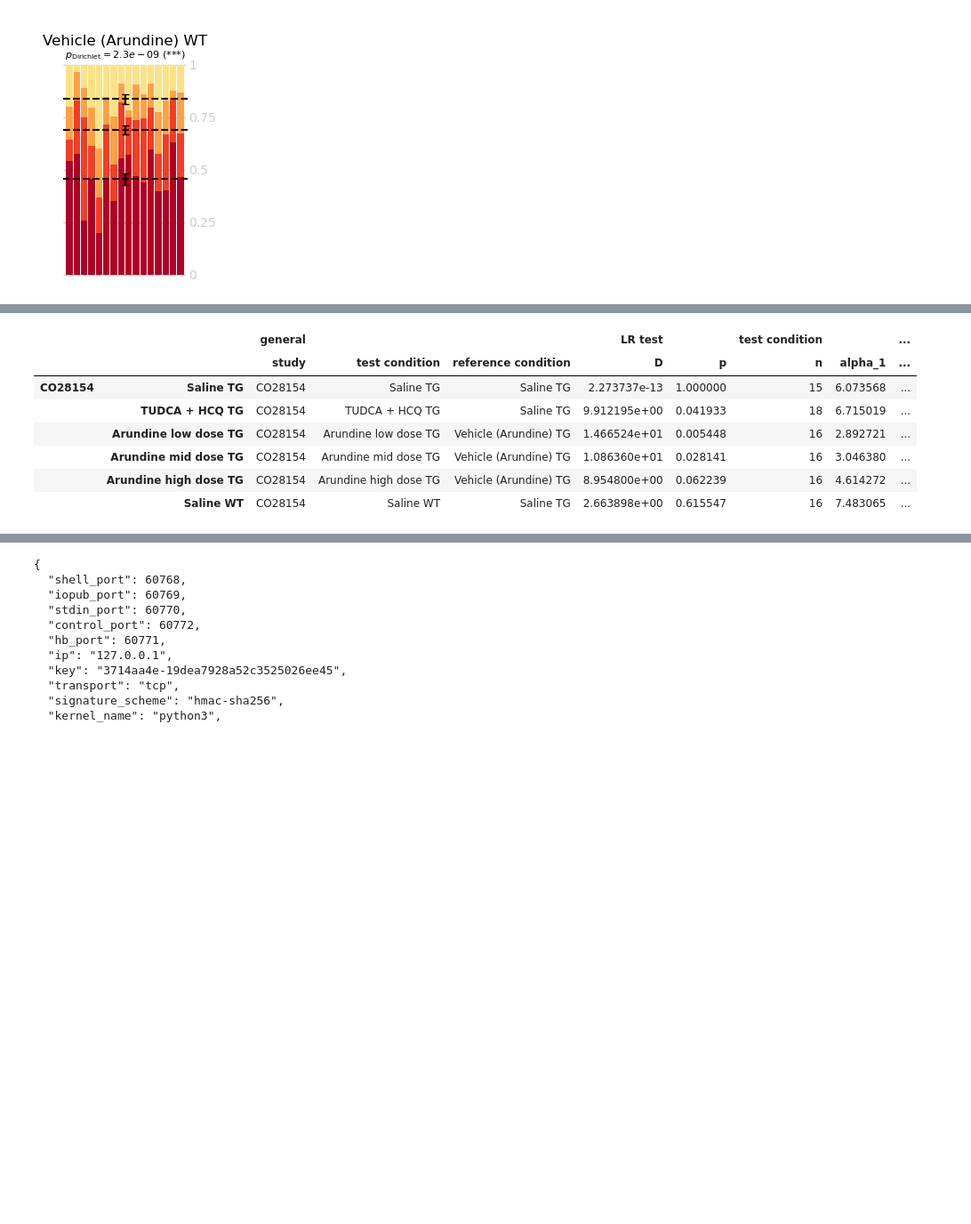
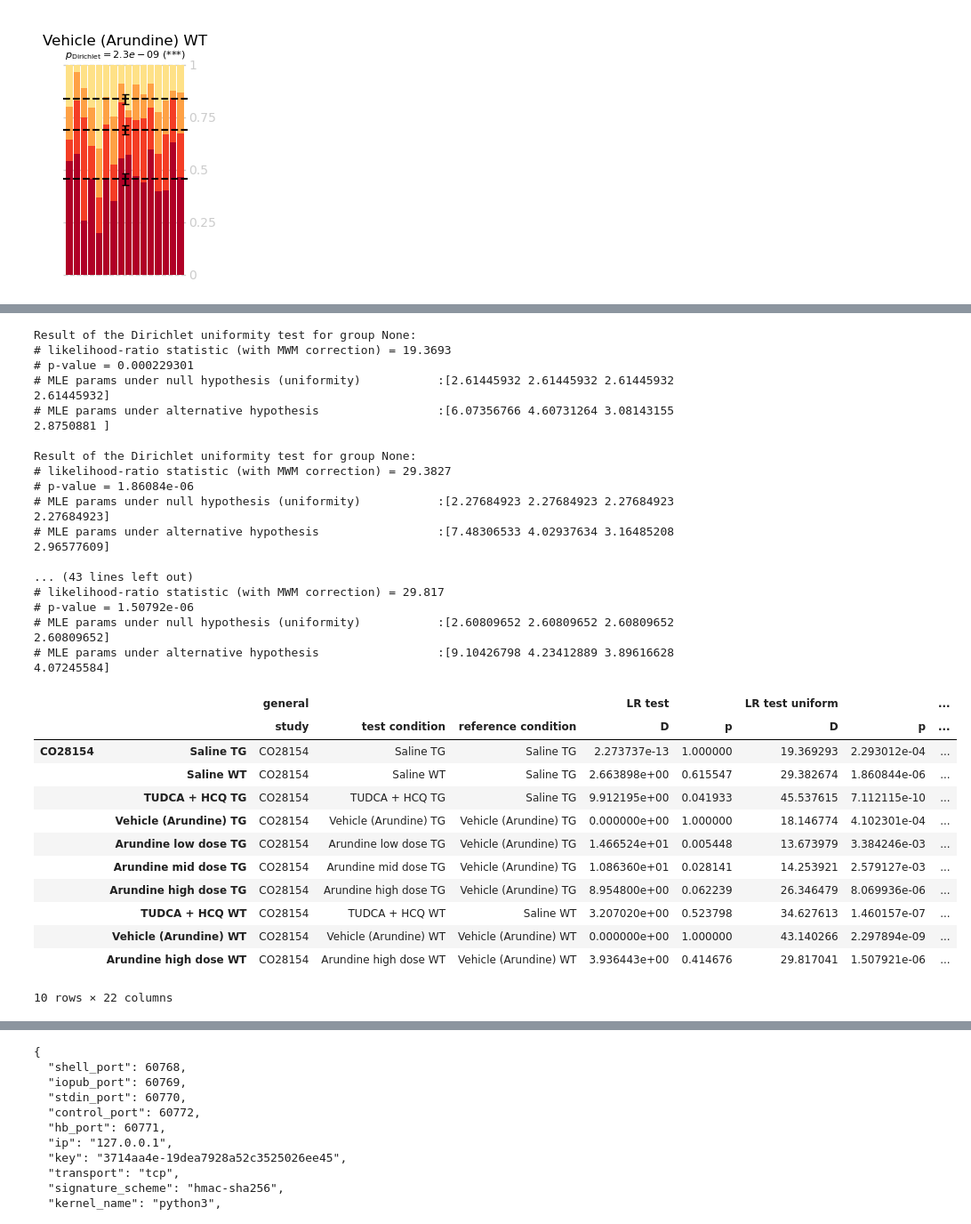
Before and after one commit to attilagk/CTNS-notebook, a Jupyter notebook: 2024-06-26-mwm-test-probe-CO28154/2024-06-26-mwm-test-probe-CO28154.ipynb, the cells around one changed output, grey strips where cells are left out. Shown: that part at 89% size. Cells and saved outputs as stored; diff of their text form; code cells hidden in the pictures; blank space fills up the shorter version.

```diff
--- a/2024-06-26-mwm-test-probe-CO28154/2024-06-26-mwm-test-probe-CO28154.ipynb
+++ b/2024-06-26-mwm-test-probe-CO28154/2024-06-26-mwm-test-probe-CO28154.ipynb
@@ -218,9 +220,11 @@ def test_same_distro_one(test_cond, ref_cond='Saline TG', data=data_CO26990, stu
     data_list = [test_data, ref_data, np.concatenate([test_data, ref_data], axis=0)]
     n_list = [d.shape[0] for d in data_list]
     res = dirichlet.test_same_distribution(test_data, ref_data)
+    res_unif = dirichlet.test_uniform(test_data)
     #D, p, a_mixed, a_test, a_ref = res
     columns = pd.MultiIndex.from_product([[study], [test_cond]])
-    df_general = pd.DataFrame(np.array(res[:2]), index=pd.MultiIndex.from_product([['LR test'], ['D', 'p']]), columns=columns).transpose()
+    df_LR = pd.DataFrame(np.array(res[:2]), index=pd.MultiIndex.from_product([['LR test'], ['D', 'p']]), columns=columns).transpose()
+    df_LR_unif = pd.DataFrame(np.array(res_unif[:2]), index=pd.MultiIndex.from_product([['LR test uniform'], ['D', 'p']]), columns=columns).transpose()
     Z = zip([res[3], res[4], res[2]], [c + ' condition' for c in ['test', 'reference', 'mixed']], n_list)
     def helper(a, c, n):
         ix = pd.MultiIndex.from_product([[c], ['n', 'alpha_1', 'alpha_2', 'alpha_3', 'alpha_4']])
@@ -229,7 +233,7 @@ def test_same_distro_one(test_cond, ref_cond='Saline TG', data=data_CO26990, stu
         val = pd.DataFrame(a, index=ix, columns=columns).transpose().astype({(c, 'n'): 'int64'})
         return(val)
     l = [helper(a, c, n) for a, c, n in Z]
-    l = [df_general] + l
+    l = [df_LR] + [df_LR_unif] + l
     df = pd.concat(l, axis=1)
     return(df)
 
@@ -248,8 +252,8 @@ def test_same_distro(comparisons, data=data_CO26990, study='CO26990'):
 
 comparisons_CO26990 = np.array([
     ['Saline TG', 'Saline TG'],
+    ['Saline WT', 'Saline TG'],
     ['Amiloride TG', 'Saline TG'],
-    ['Saline WT', 'Saline TG'],
 ])
 
 results_CO26990 = test_same_distro(comparisons_CO26990, data=data_CO26990, study='CO26990')
@@ -288,24 +333,51 @@ results_CO28152
 # %%
 comparisons_CO28154 = np.array([
     ['Saline TG', 'Saline TG'],
+    ['Saline WT', 'Saline TG'],
     ['TUDCA + HCQ TG', 'Saline TG'],
+    ['Vehicle (Arundine) TG', 'Vehicle (Arundine) TG'],
     ['Arundine low dose TG', 'Vehicle (Arundine) TG'],
     ['Arundine mid dose TG', 'Vehicle (Arundine) TG'],
     ['Arundine high dose TG', 'Vehicle (Arundine) TG'],
-    ['Saline WT', 'Saline TG'],
+    #['Saline WT', 'Saline WT'],
+    ['TUDCA + HCQ WT', 'Saline WT'],
+    ['Vehicle (Arundine) WT', 'Vehicle (Arundine) WT'],
+    ['Arundine high dose WT', 'Vehicle (Arundine) WT'],
 ])
 
 results_CO28154 = test_same_distro(comparisons_CO28154, data=data_CO28154, study='CO28154')
 results_CO28154
 # %% [output]
+Result of the Dirichlet uniformity test for group None:
+# likelihood-ratio statistic (with MWM correction) = 19.3693
+# p-value = 0.000229301
+# MLE params under null hypothesis (uniformity)           :[2.61445932 2.61445932 2.61445932 2.61445932]
+# MLE params under alternative hypothesis                 :[6.07356766 4.60731264 3.08143155 2.8750881 ]
+
+Result of the Dirichlet uniformity test for group None:
+# likelihood-ratio statistic (with MWM correction) = 29.3827
+# p-value = 1.86084e-06
+# MLE params under null hypothesis (uniformity)           :[2.27684923 2.27684923 2.27684923 2.27684923]
+# MLE params under alternative hypothesis                 :[7.48306533 4.02937634 3.16485208 2.96577609]
+
+... (43 lines left out)
+# likelihood-ratio statistic (with MWM correction) = 29.817
+# p-value = 1.50792e-06
+# MLE params under null hypothesis (uniformity)           :[2.60809652 2.60809652 2.60809652 2.60809652]
+# MLE params under alternative hypothesis                 :[9.10426798 4.23412889 3.89616628 4.07245584]
-|  |  | general |  |  | LR test |  | test condition |  | ... |
-|  |  | study | test condition | reference condition | D | p | n | alpha_1 | ... |
-| CO28154 | Saline TG | CO28154 | Saline TG | Saline TG | 2.273737e-13 | 1.000000 | 15 | 6.073568 | ... |
-|  | TUDCA + HCQ TG | CO28154 | TUDCA + HCQ TG | Saline TG | 9.912195e+00 | 0.041933 | 18 | 6.715019 | ... |
-|  | Arundine low dose TG | CO28154 | Arundine low dose TG | Vehicle (Arundine) TG | 1.466524e+01 | 0.005448 | 16 | 2.892721 | ... |
-|  | Arundine mid dose TG | CO28154 | Arundine mid dose TG | Vehicle (Arundine) TG | 1.086360e+01 | 0.028141 | 16 | 3.046380 | ... |
-|  | Arundine high dose TG | CO28154 | Arundine high dose TG | Vehicle (Arundine) TG | 8.954800e+00 | 0.062239 | 16 | 4.614272 | ... |
-|  | Saline WT | CO28154 | Saline WT | Saline TG | 2.663898e+00 | 0.615547 | 16 | 7.483065 | ... |
+|  |  | general |  |  | LR test |  | LR test uniform |  | ... |
+|  |  | study | test condition | reference condition | D | p | D | p | ... |
+| CO28154 | Saline TG | CO28154 | Saline TG | Saline TG | 2.273737e-13 | 1.000000 | 19.369293 | 2.293012e-04 | ... |
+|  | Saline WT | CO28154 | Saline WT | Saline TG | 2.663898e+00 | 0.615547 | 29.382674 | 1.860844e-06 | ... |
+|  | TUDCA + HCQ TG | CO28154 | TUDCA + HCQ TG | Saline TG | 9.912195e+00 | 0.041933 | 45.537615 | 7.112115e-10 | ... |
+|  | Vehicle (Arundine) TG | CO28154 | Vehicle (Arundine) TG | Vehicle (Arundine) TG | 0.000000e+00 | 1.000000 | 18.146774 | 4.102301e-04 | ... |
+|  | Arundine low dose TG | CO28154 | Arundine low dose TG | Vehicle (Arundine) TG | 1.466524e+01 | 0.005448 | 13.673979 | 3.384246e-03 | ... |
+|  | Arundine mid dose TG | CO28154 | Arundine mid dose TG | Vehicle (Arundine) TG | 1.086360e+01 | 0.028141 | 14.253921 | 2.579127e-03 | ... |
+|  | Arundine high dose TG | CO28154 | Arundine high dose TG | Vehicle (Arundine) TG | 8.954800e+00 | 0.062239 | 26.346479 | 8.069936e-06 | ... |
+|  | TUDCA + HCQ WT | CO28154 | TUDCA + HCQ WT | Saline WT | 3.207020e+00 | 0.523798 | 34.627613 | 1.460157e-07 | ... |
+|  | Vehicle (Arundine) WT | CO28154 | Vehicle (Arundine) WT | Vehicle (Arundine) WT | 0.000000e+00 | 1.000000 | 43.140266 | 2.297894e-09 | ... |
+|  | Arundine high dose WT | CO28154 | Arundine high dose WT | Vehicle (Arundine) WT | 3.936443e+00 | 0.414676 | 29.817041 | 1.507921e-06 | ... |
+10 rows × 22 columns
 # %%
 l_results = [results_CO26990, results_CO28152, results_CO28154]
 results = pd.concat(l_results, axis=0)
```
Also changed, not shown: parts of 8 cells of this notebook, 2 other files.
